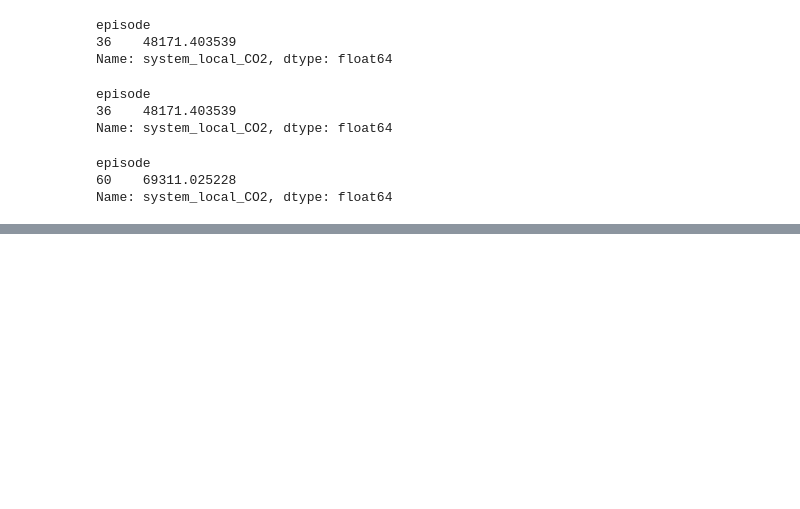
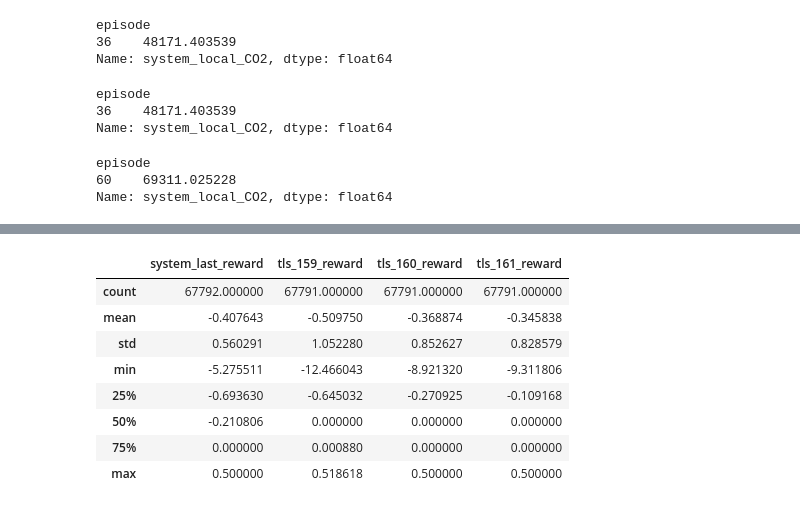
Before and after one commit to karstenk9/rl_traffic_signal_optimization, a Jupyter notebook: notebooks/ppo_output_analysis.ipynb, the cells around one changed output, grey strips where cells are left out. Cells and saved outputs as stored; diff of their text form; code cells hidden in the pictures; blank space fills up the shorter version.

```diff
--- a/notebooks/ppo_output_analysis.ipynb
+++ b/notebooks/ppo_output_analysis.ipynb
@@ -652,0 +720,24 @@ Name: system_local_CO2, dtype: float64
+# %%
+inputdir = '../src/data/model_outputs/'
+
+i = 1
+df_speed = pd.DataFrame()
+for file in os.listdir(inputdir):
+    if file.startswith('speed'):
+        # create dataframe for all files that start with avg_speed
+        temp_df_brake = pd.read_csv(os.path.join(inputdir, file))
+        temp_df_brake['episode'] = i
+        df_speed = df_speed.append(temp_df_brake, ignore_index=True)
+        i += 1
+# %%
+df_speed[['system_last_reward', 'tls_159_reward', 'tls_160_reward', 'tls_161_reward']].describe()
+# %% [output]
+|  | system_last_reward | tls_159_reward | tls_160_reward | tls_161_reward |
+| count | 67792.000000 | 67791.000000 | 67791.000000 | 67791.000000 |
+| mean | -0.407643 | -0.509750 | -0.368874 | -0.345838 |
+| std | 0.560291 | 1.052280 | 0.852627 | 0.828579 |
+| min | -5.275511 | -12.466043 | -8.921320 | -9.311806 |
+| 25% | -0.693630 | -0.645032 | -0.270925 | -0.109168 |
+| 50% | -0.210806 | 0.000000 | 0.000000 | 0.000000 |
+| 75% | 0.000000 | 0.000880 | 0.000000 | 0.000000 |
+| max | 0.500000 | 0.518618 | 0.500000 | 0.500000 |
```
Also changed, not shown: parts of 6 cells of this notebook, 15 other files.
